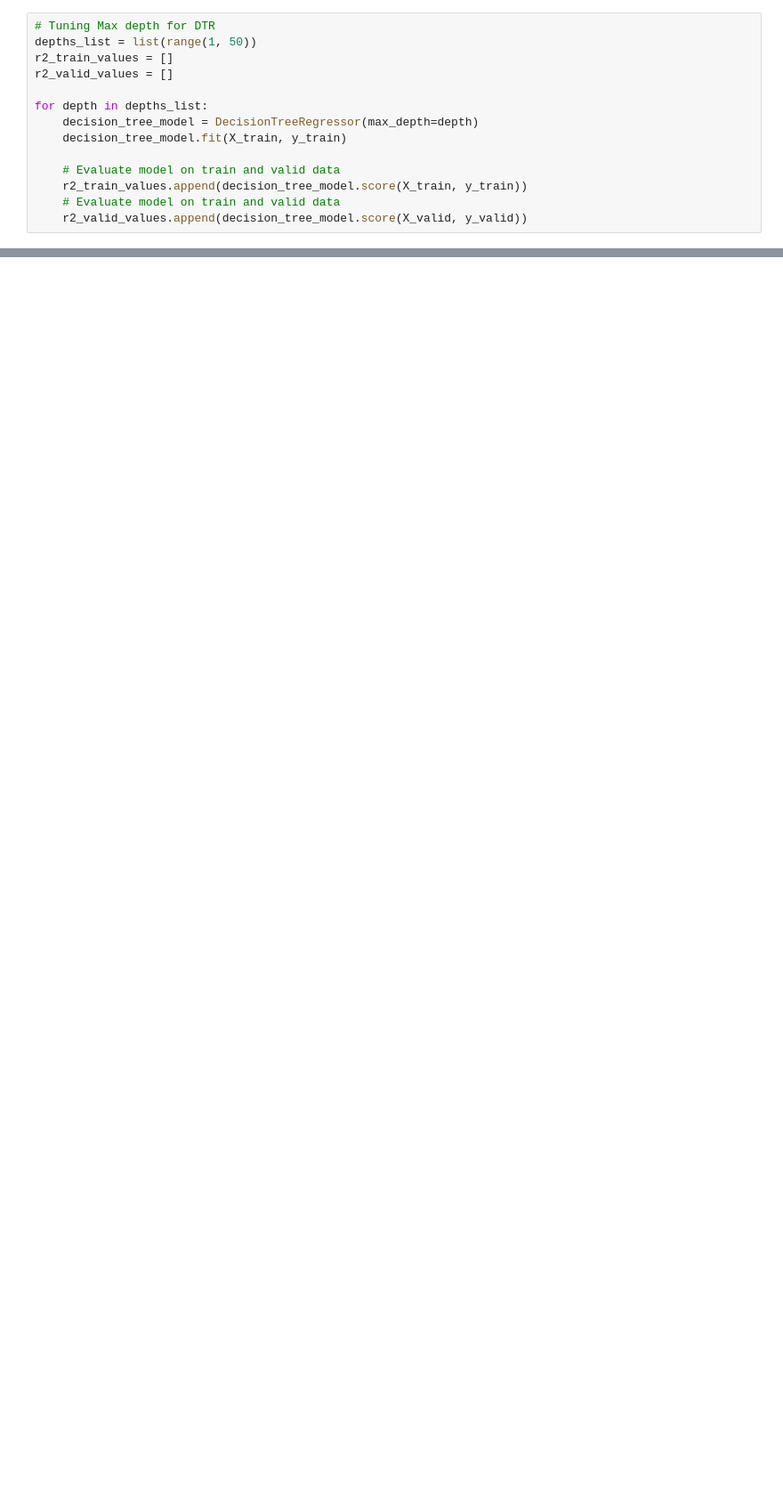
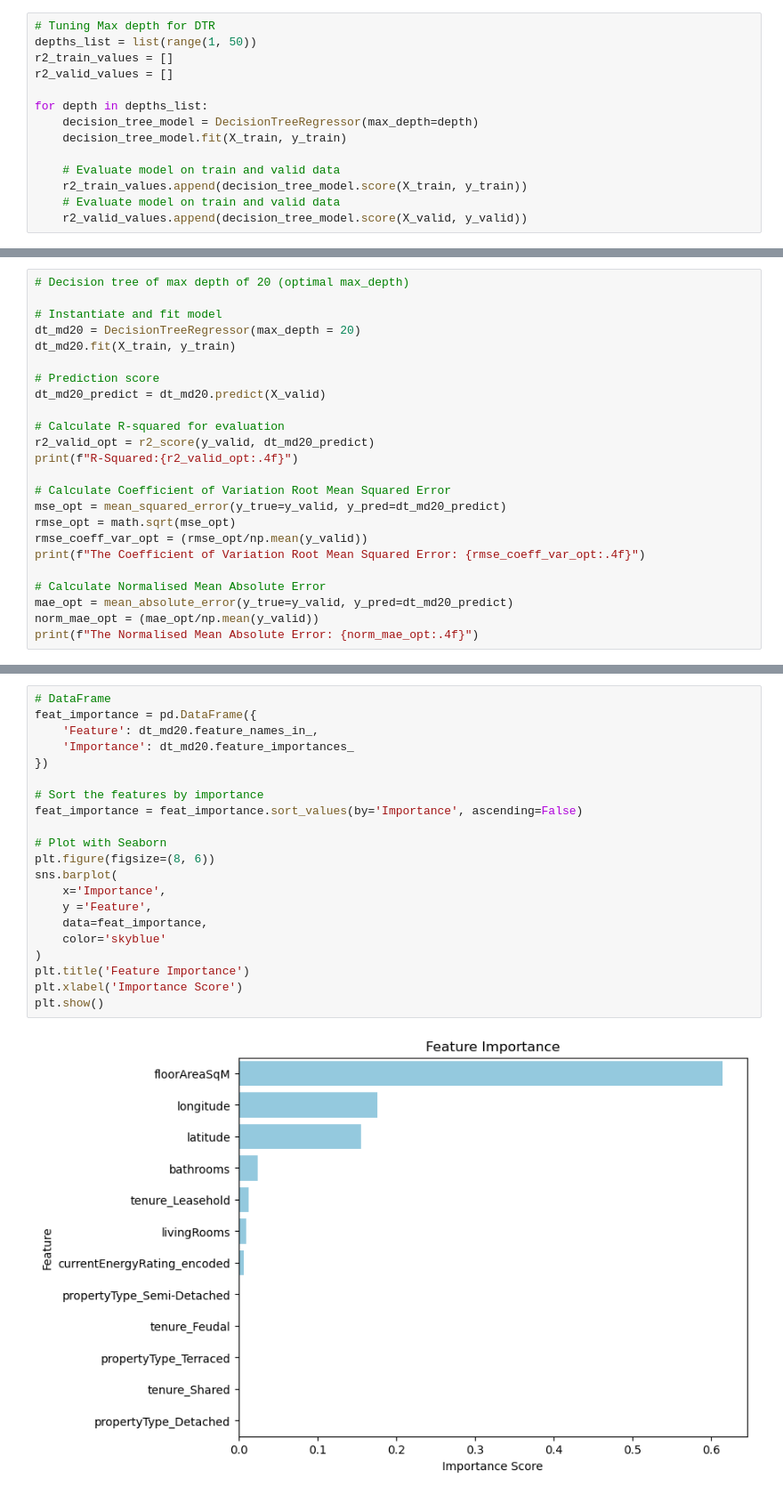
Before and after one commit to SanjayRaju2000/London-House-Price-Prediction, a Jupyter notebook: notebooks/05-non-linear-modelling.ipynb, the cells around one changed output, grey strips where cells are left out. Shown at 89% size. Cells and saved outputs as stored; diff of their text form; blank space fills up the shorter version.

```diff
--- a/notebooks/05-non-linear-modelling.ipynb
+++ b/notebooks/05-non-linear-modelling.ipynb
@@ -249,0 +245,24 @@ plt.show()
+# %%
+# Decision tree of max depth of 20 (optimal max_depth)
+
+# Instantiate and fit model
+dt_md20 = DecisionTreeRegressor(max_depth = 20)
+dt_md20.fit(X_train, y_train)
+
+# Prediction score
+dt_md20_predict = dt_md20.predict(X_valid)
+
+# Calculate R-squared for evaluation
+r2_valid_opt = r2_score(y_valid, dt_md20_predict)
+print(f"R-Squared:{r2_valid_opt:.4f}")
+
+# Calculate Coefficient of Variation Root Mean Squared Error
+mse_opt = mean_squared_error(y_true=y_valid, y_pred=dt_md20_predict)
+rmse_opt = math.sqrt(mse_opt)
+rmse_coeff_var_opt = (rmse_opt/np.mean(y_valid))
+print(f"The Coefficient of Variation Root Mean Squared Error: {rmse_coeff_var_opt:.4f}")
+
+# Calculate Normalised Mean Absolute Error
+mae_opt = mean_absolute_error(y_true=y_valid, y_pred=dt_md20_predict)
+norm_mae_opt = (mae_opt/np.mean(y_valid))
+print(f"The Normalised Mean Absolute Error: {norm_mae_opt:.4f}")
@@ -249,0 +277,23 @@ plt.show()
+# %%
+# DataFrame
+feat_importance = pd.DataFrame({
+    'Feature': dt_md20.feature_names_in_,
+    'Importance': dt_md20.feature_importances_
+})
+
+# Sort the features by importance
+feat_importance = feat_importance.sort_values(by='Importance', ascending=False)
+
+# Plot with Seaborn
+plt.figure(figsize=(8, 6))
+sns.barplot(
+    x='Importance',
+    y ='Feature',
+    data=feat_importance,
+    color='skyblue'
+)
+plt.title('Feature Importance')
+plt.xlabel('Importance Score')
+plt.show()
+# %% [output]
+[figure, added]
```
Also changed, not shown: parts of 53 cells of this notebook.
